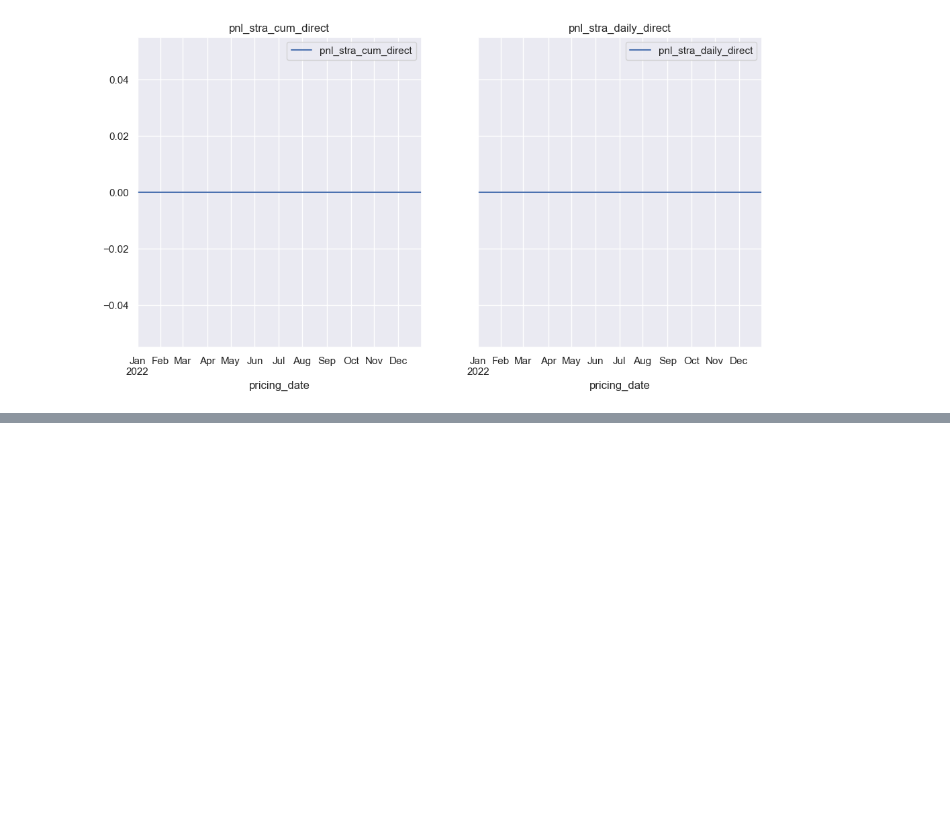
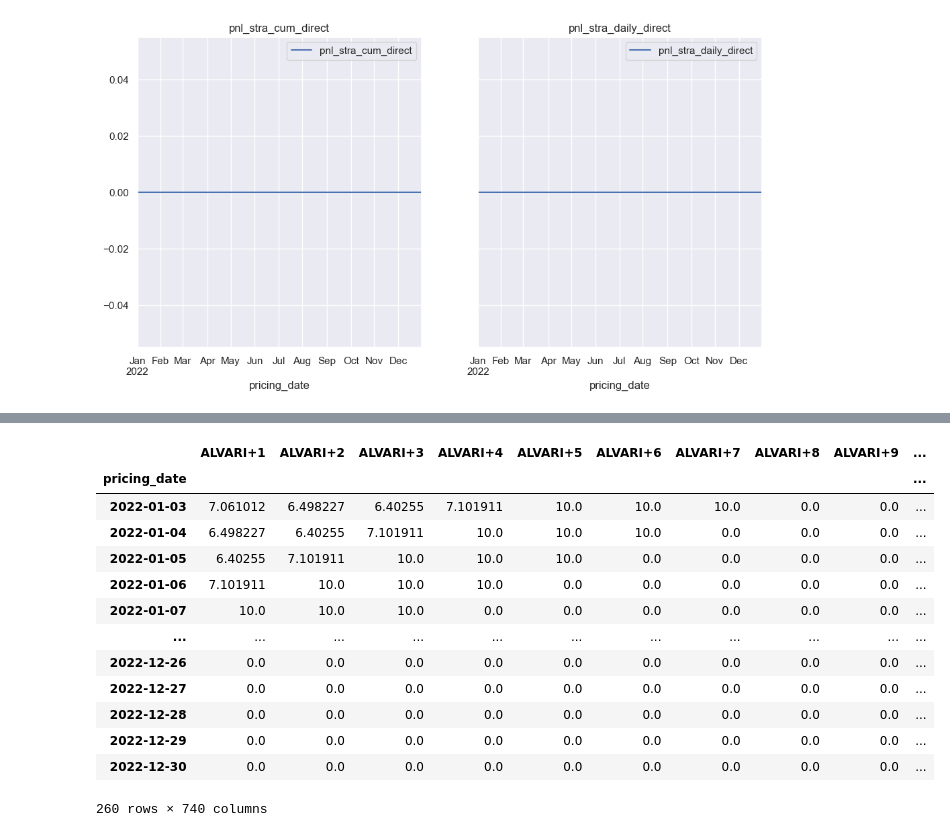
Before and after one commit to dissagaliyeva/python_pipeline_postgres, a Jupyter notebook: shap_recursive_t-N_predict/t+10_predict.ipynb, the cells around one changed output, grey strips where cells are left out. Drawn from its saved outputs; the diff is of its cells as text; code cells hidden in the pictures; blank space fills up the shorter version.

```diff
--- a/shap_recursive_t-N_predict/t+10_predict.ipynb
+++ b/shap_recursive_t-N_predict/t+10_predict.ipynb
@@ -617,0 +955,7 @@ pricing_date                              ...
+# %%
+data2 = data.copy()
+data2['F380 M2/M3'] = target.values
+
+results = get_predictions(data2, t_value=10, results_folder='experiments/test', test_start='2022-01-01',
+                test_end='2023-01-01', columns_selection='xgboost', use_features=True,
+                n_estimators=100, target_features=['zscore', 'rsi', 'rolling'])
@@ -617,0 +1065,20 @@ pricing_date                              ...
+# %%
+features = data[(data.index >= '2022-01-01') & (data.index <= '2023-01-01')]
+target   = data2[(data.index >= '2022-01-01') & (data.index <= '2023-01-01')]['F380 M2/M3']
+
+features
+# %% [output]
+|  | ALVARI+1 | ALVARI+2 | ALVARI+3 | ALVARI+4 | ALVARI+5 | ALVARI+6 | ALVARI+7 | ALVARI+8 | ALVARI+9 | ... |
+| pricing_date |  |  |  |  |  |  |  |  |  | ... |
+| 2022-01-03 | 7.061012 | 6.498227 | 6.40255 | 7.101911 | 10.0 | 10.0 | 10.0 | 0.0 | 0.0 | ... |
+| 2022-01-04 | 6.498227 | 6.40255 | 7.101911 | 10.0 | 10.0 | 10.0 | 0.0 | 0.0 | 0.0 | ... |
+| 2022-01-05 | 6.40255 | 7.101911 | 10.0 | 10.0 | 10.0 | 0.0 | 0.0 | 0.0 | 0.0 | ... |
+| 2022-01-06 | 7.101911 | 10.0 | 10.0 | 10.0 | 0.0 | 0.0 | 0.0 | 0.0 | 0.0 | ... |
+| 2022-01-07 | 10.0 | 10.0 | 10.0 | 0.0 | 0.0 | 0.0 | 0.0 | 0.0 | 0.0 | ... |
+| ... | ... | ... | ... | ... | ... | ... | ... | ... | ... | ... |
+| 2022-12-26 | 0.0 | 0.0 | 0.0 | 0.0 | 0.0 | 0.0 | 0.0 | 0.0 | 0.0 | ... |
+| 2022-12-27 | 0.0 | 0.0 | 0.0 | 0.0 | 0.0 | 0.0 | 0.0 | 0.0 | 0.0 | ... |
+| 2022-12-28 | 0.0 | 0.0 | 0.0 | 0.0 | 0.0 | 0.0 | 0.0 | 0.0 | 0.0 | ... |
+| 2022-12-29 | 0.0 | 0.0 | 0.0 | 0.0 | 0.0 | 0.0 | 0.0 | 0.0 | 0.0 | ... |
+| 2022-12-30 | 0.0 | 0.0 | 0.0 | 0.0 | 0.0 | 0.0 | 0.0 | 0.0 | 0.0 | ... |
+260 rows × 740 columns
```
Also changed, not shown: parts of 19 cells of this notebook, 4 other files.
